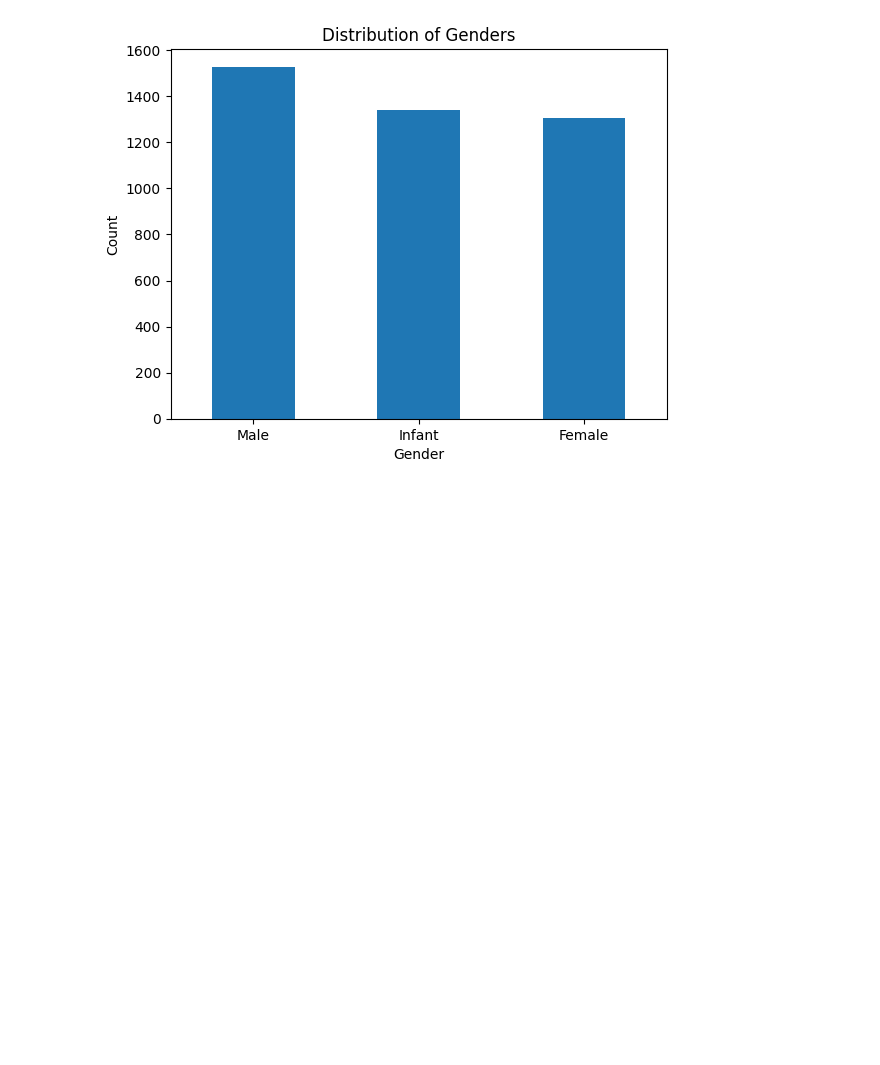
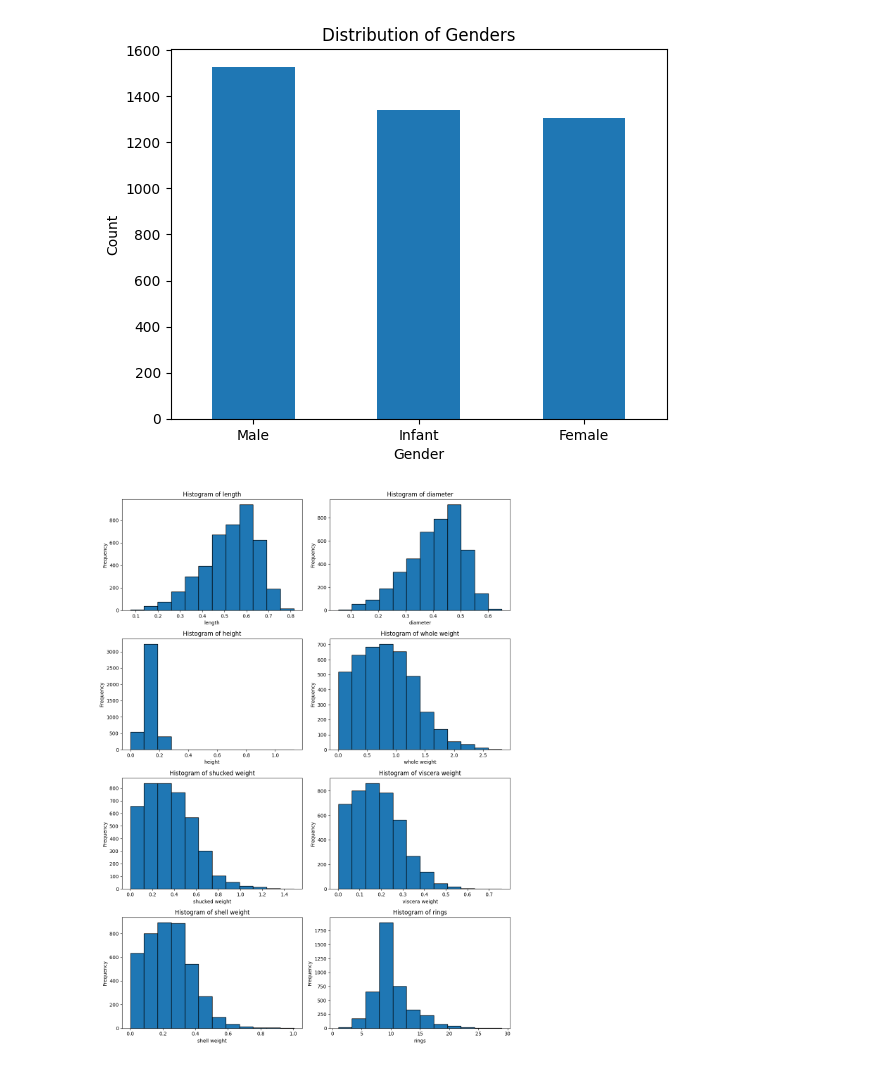
Before and after one commit to Paulaszka/PY-assignment_1, a Jupyter notebook: analysis.ipynb, the cells around one changed output. Saved outputs shown, nothing was run; the diff lists cells and outputs as text; code cells hidden in the pictures; blank space fills up the shorter version.

```diff
--- a/analysis.ipynb
+++ b/analysis.ipynb
@@ -72,3 +72,19 @@ plt.xticks(rotation=0)
 plt.show()
 # %% [output]
 [figure]
+# %%
+fig, axs = plt.subplots(4, 2, figsize=(12, 16))
+
+axs = axs.flatten()
+
+for i, var in enumerate(variables):
+    axs[i].hist(df[var], bins=12, edgecolor='black')
+    axs[i].set_title(f'Histogram of {var}')
+    axs[i].set_xlabel(var)
+    axs[i].set_ylabel('Frequency')
+
+plt.tight_layout()
+plt.show()
+##It can be leaved like that because the bins width should match the x_ticks size, but I don't have idea how to do that.
+# %% [output]
+[figure, added]
```
